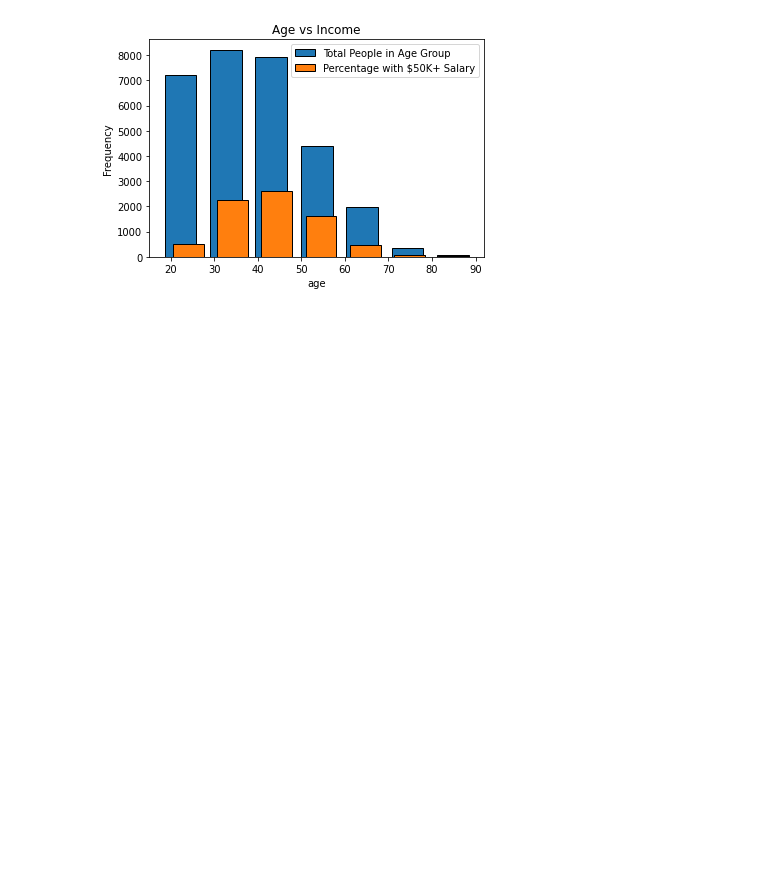
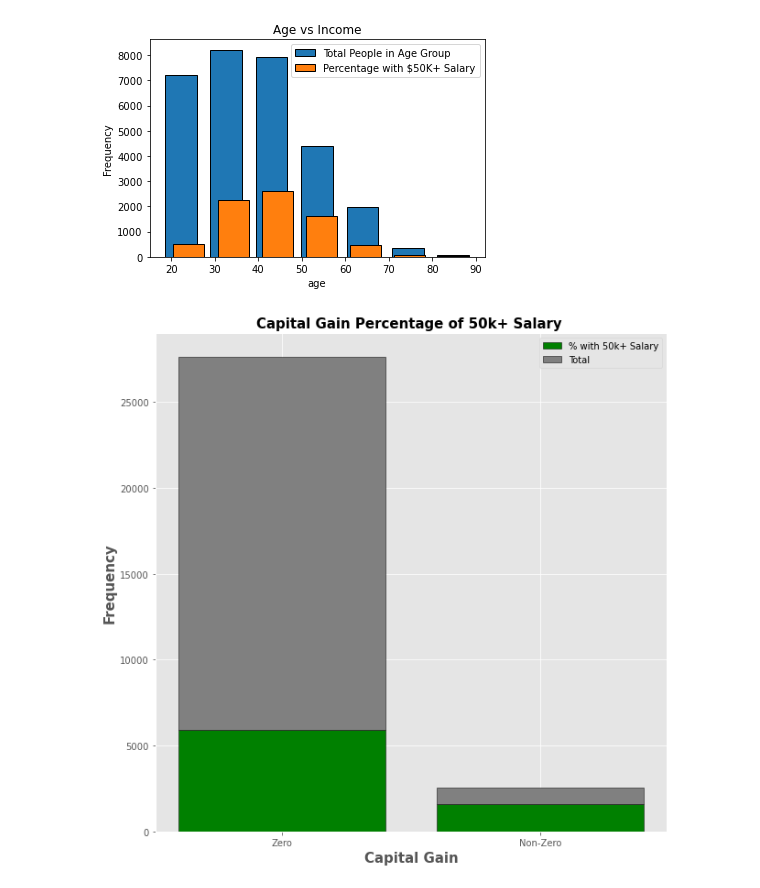
Before and after one commit to rostyhn/CSE578FinalProject, a Jupyter notebook: Project.ipynb, the cells around one changed output. Saved outputs shown, nothing was run; the diff lists cells and outputs as text; code cells hidden in the pictures; blank space fills up the shorter version.

Commit message:
Capital Gains Plot

```diff
--- a/Project.ipynb
+++ b/Project.ipynb
@@ -232,3 +233,59 @@ plt.legend()
 # %% [output]
 <matplotlib.legend.Legend at 0x...>
 [figure]
+# %%
+cg_series = numerical_df['capital-gain']
+salary_series = numerical_df['label']
+CG_salary_df = pd.concat([cg_series,salary_series], axis = 1)
+
+# Capital Gain Series
+x = CG_salary_df['capital-gain']
+
+# Series of capital gains equal to zero and 50k+ salary
+zero_cg_50k_df = CG_salary_df[(CG_salary_df['capital-gain'] == 0) & (CG_salary_df['label'] == 1)]
+zero_cg_50k_series =  zero_cg_50k_df['capital-gain']
+
+
+# Series of capital gains equal to zero and no 50k+ salary
+zero_cg_no50k_df = CG_salary_df[(CG_salary_df['capital-gain'] == 0) & (CG_salary_df['label'] == 0)]
+zero_cg_no50k_series = zero_cg_no50k_df['capital-gain']
+
+# Series of capital gains where they earn 50k+
+nonzero_cg_50k_df = CG_salary_df[(CG_salary_df['capital-gain'] != 0) & (CG_salary_df['label'] == 1)]
+nonzero_cg_50k_series = nonzero_cg_50k_df['capital-gain']
+
+# Series of capital gains where they don't earn 50k+
+nonzero_cg_no50k_df = CG_salary_df[(CG_salary_df['capital-gain'] != 0) & (CG_salary_df['label'] == 0)]
+nonzero_cg_no50k_series = nonzero_cg_no50k_df['capital-gain']
+
+
+
+
+plt.style.use('ggplot')
+
+
+x = CG_salary_df['capital-gain']
+
+total_non_zero_cg = len(nonzero_cg_50k_series) + len(nonzero_cg_no50k_series)
+total_zero_cg = len(zero_cg_50k_series) + len(zero_cg_no50k_series)
+
+
+zero_cg_counts = len(zero_cg_50k_series)
+nonzero_cg_counts = len(nonzero_cg_50k_series)
+
+y1 = [zero_cg_counts,nonzero_cg_counts]
+y2 = [total_zero_cg - zero_cg_counts ,total_non_zero_cg - nonzero_cg_counts]
+
+xlabels = ['Zero','Non-Zero']
+
+plt.figure(figsize = (10,10))
+plt.bar(xlabels, y1,ec = 'k', color = 'g')
+plt.bar(xlabels, y2, bottom = y1,ec = 'k', color = 'grey')
+plt.legend(['% with 50k+ Salary','Total'])
+plt.title('Capital Gain Percentage of 50k+ Salary ',fontsize = 15, fontweight = 'bold')
+plt.ylabel('Frequency',fontsize = 15, fontweight = 'bold')
+plt.xlabel('Capital Gain',fontsize = 15, fontweight = 'bold')
+
+plt.show()
+# %% [output]
+[figure, added]
```
Also changed, not shown: parts of 3 cells of this notebook.
